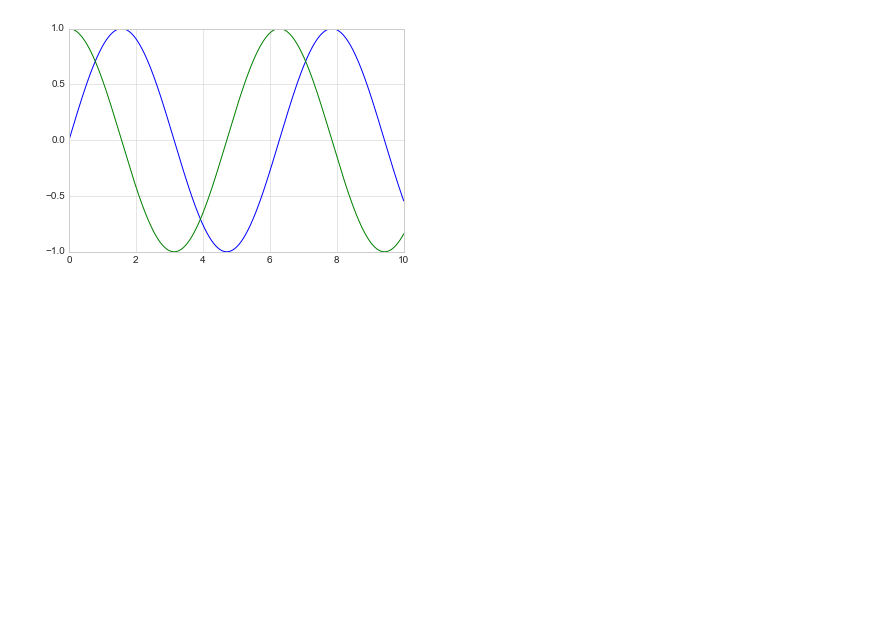
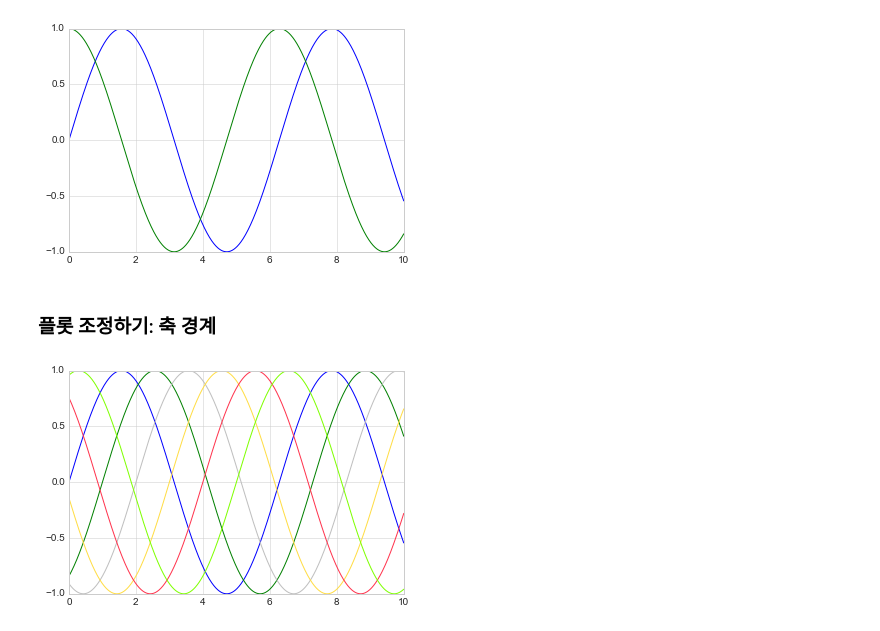
Before and after one commit to liberalapes/PythonDataHandbook, a Jupyter notebook: 04_Matplotlib_03.ipynb, the cells around one changed output. Saved outputs shown, nothing was run; the diff lists cells and outputs as text; code cells hidden in the pictures; blank space fills up the shorter version.

```diff
--- a/04_Matplotlib_03.ipynb
+++ b/04_Matplotlib_03.ipynb
@@ -16,7 +16,6 @@ ax = plt.axes()
 fig = plt.figure()
 ax = plt.axes()
 
-x = np.linspace(0, 10, 1000)
 ax.plot(x, np.sin(x));
 # %% [output]
 [figure]
@@ -29,3 +28,14 @@ plt.plot(x, np.sin(x))
 plt.plot(x, np.cos(x));
 # %% [output]
 [figure]
+# %% [markdown]
+### 플롯 조정하기: 축 경계
+# %%
+plt.plot(x, np.sin(x - 0), color = 'blue')          #색상을 이름으로 지정
+plt.plot(x, np.sin(x - 1), color = 'g')             #짧은 색상 코드(rgbcmyk)
+plt.plot(x, np.sin(x - 2), color = '0.75')          #0 과 1사이로 회색조 지정
+plt.plot(x, np.sin(x - 3), color = '#FFDD44')       #16진수 코드(RRGGBB, 00~FF 사이)
+plt.plot(x, np.sin(x - 4), color = (1.0, 0.2, 0.3)) #RGB 튜플, 0과 1값
+plt.plot(x, np.sin(x - 5), color = 'chartreuse');   #모든 HTML 색상 이름을 지원
+# %% [output]
+[figure, added]
```
Also changed, not shown: parts of 12 cells of this notebook.
